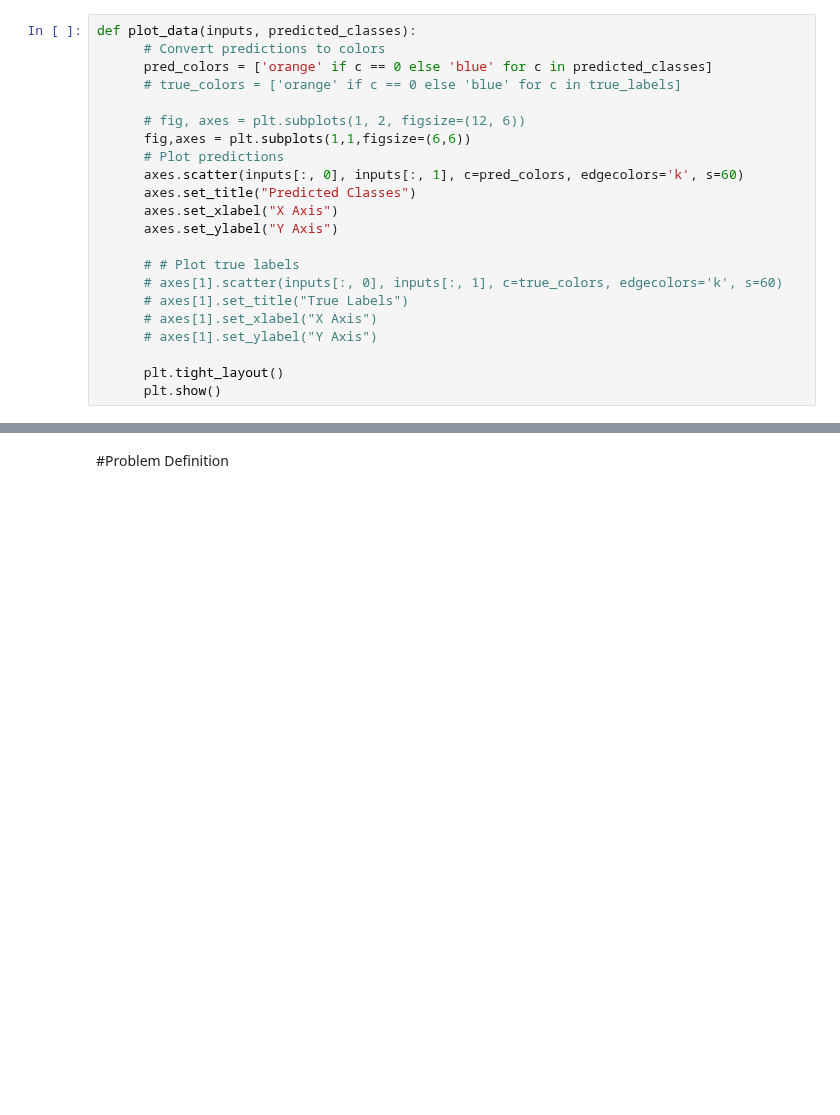
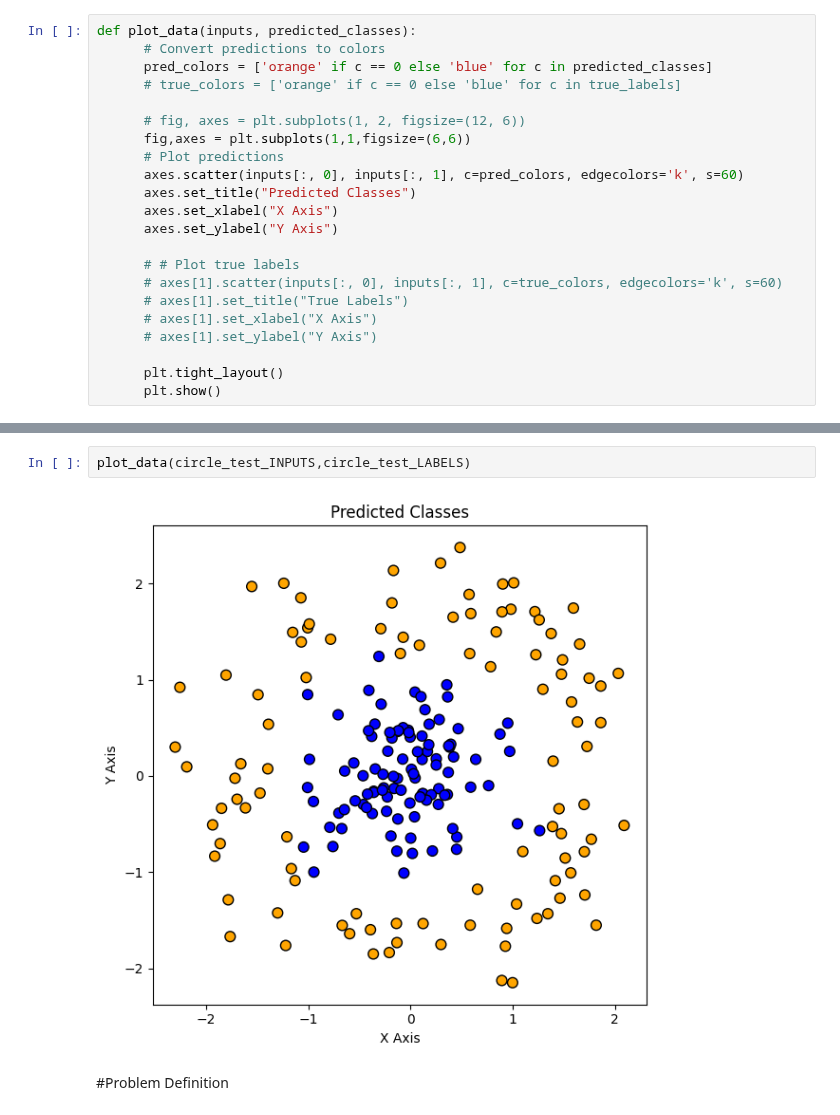
Before and after one commit to asta3002/FISH, a Jupyter notebook: First/BackpropNeat/Custom_TensorNEAT_Backprop.ipynb, the cells around one changed output, grey strips where cells are left out. Cells and saved outputs as stored; diff of their text form; blank space fills up the shorter version.

```diff
--- a/First/BackpropNeat/Custom_TensorNEAT_Backprop.ipynb
+++ b/First/BackpropNeat/Custom_TensorNEAT_Backprop.ipynb
@@ -133,3 +232,7 @@ plot_data(spiral_test_INPUTS,spiral_test_LABELS)
+# %%
+plot_data(circle_test_INPUTS,circle_test_LABELS)
+# %% [output]
+[figure, added]
 # %% [markdown]
 #Problem Definition
 # %%
```
Also changed, not shown: parts of 24 cells of this notebook.
